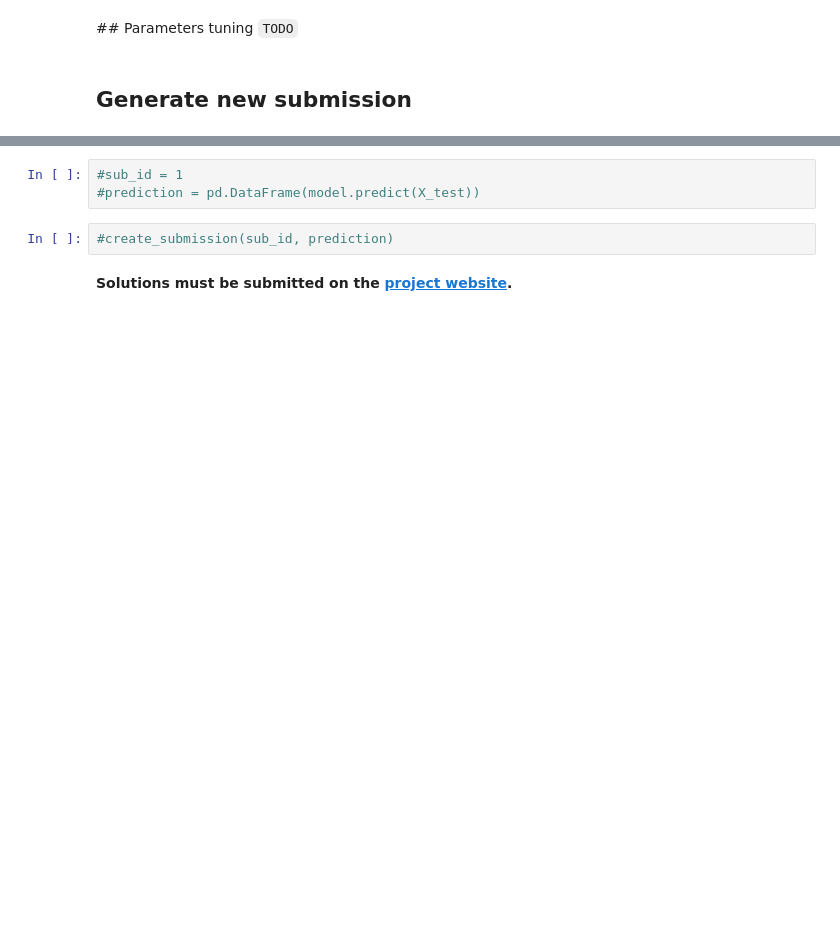
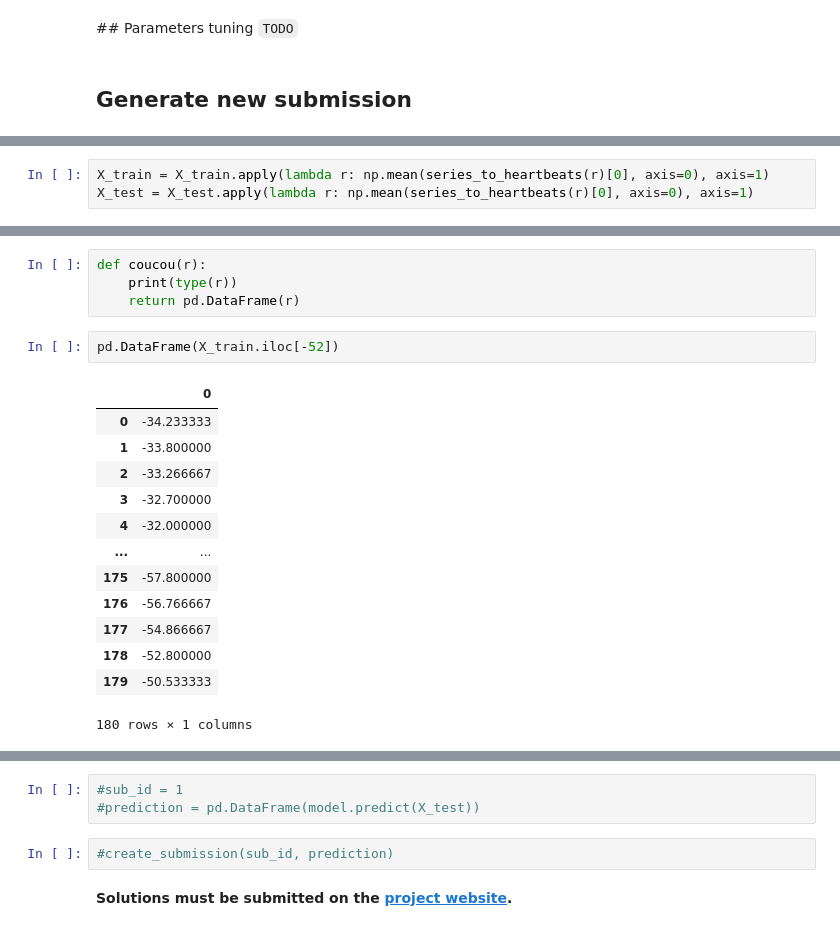
Before and after one commit to andreakiro/aml-bonjour, a Jupyter notebook: task-2/aml-task2-antoine.ipynb, the cells around one changed output, grey strips where cells are left out. Cells and saved outputs as stored; diff of their text form; blank space fills up the shorter version.

```diff
--- a/task-2/aml-task2-antoine.ipynb
+++ b/task-2/aml-task2-antoine.ipynb
@@ -59,0 +93,3 @@ pd.Series(np.mean(beats['templates'], axis=0)).plot()
+# %%
+X_train = X_train.apply(lambda r: np.mean(series_to_heartbeats(r)[0], axis=0), axis=1)
+X_test = X_test.apply(lambda r: np.mean(series_to_heartbeats(r)[0], axis=0), axis=1)
@@ -59,0 +111,20 @@ pd.Series(np.mean(beats['templates'], axis=0)).plot()
+# %%
+def coucou(r):
+    print(type(r))
+    return pd.DataFrame(r)
+# %%
+pd.DataFrame(X_train.iloc[-52])
+# %% [output]
+|  | 0 |
+| 0 | -34.233333 |
+| 1 | -33.800000 |
+| 2 | -33.266667 |
+| 3 | -32.700000 |
+| 4 | -32.000000 |
+| ... | ... |
+| 175 | -57.800000 |
+| 176 | -56.766667 |
+| 177 | -54.866667 |
+| 178 | -52.800000 |
+| 179 | -50.533333 |
+180 rows × 1 columns
```
Also changed, not shown: parts of 21 cells of this notebook.
